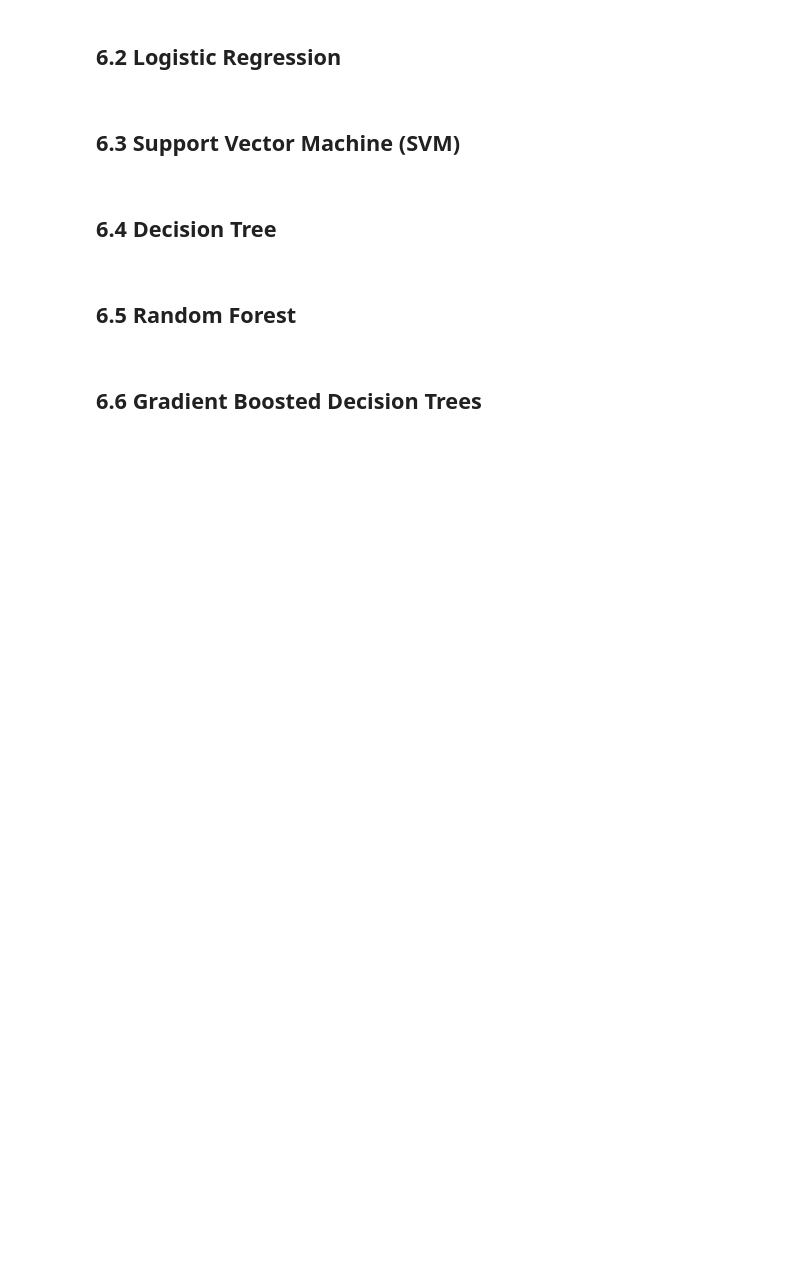
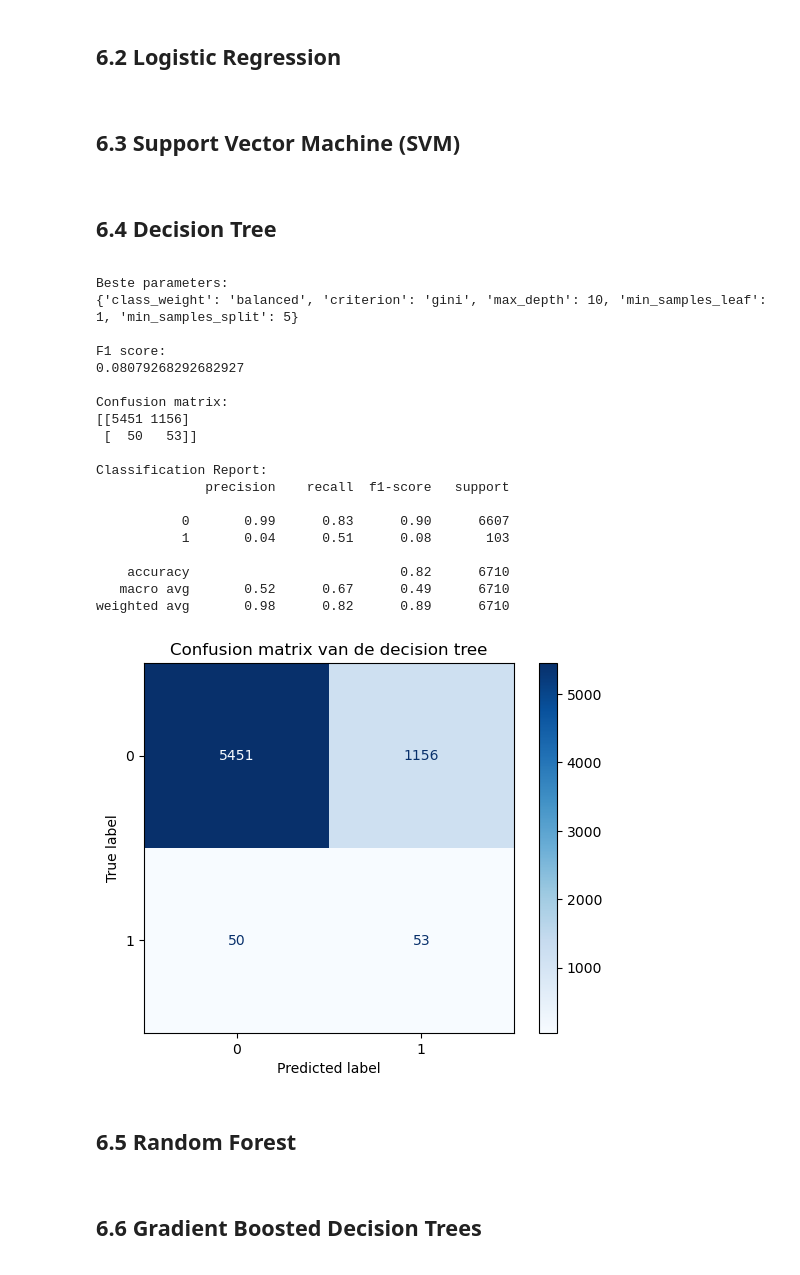
Before and after one commit to RobinDjerahian/Machine-Learning, a Jupyter notebook: Portofolio 1.ipynb, the cells around one changed output. Drawn from its saved outputs; the diff is of its cells as text; code cells hidden in the pictures; blank space fills up the shorter version.

```diff
--- a/Portofolio 1.ipynb
+++ b/Portofolio 1.ipynb
@@ -950,6 +950,86 @@ weighted avg     0.9703    0.9721    0.9712      6710
 <div style="font-family: 'Times New Roman', serif; line-height: 1.3;">
 
 ## 6.4 Decision Tree
+# %%
+X = train_df.drop(columns=['stroke', 'id'])
+y = train_df['stroke']
+
+
+X_train, X_val, y_train, y_val = train_test_split(
+    X,
+    y,
+    test_size=0.2,
+    random_state=42,
+    stratify=y
+)
+
+dt_model = DecisionTreeClassifier(random_state=42)
+
+param_grid = {
+    'max_depth': [3, 5, 10, None],
+    'min_samples_split': [2, 5, 10],
+    'min_samples_leaf': [1, 2, 4],
+    'criterion': ['gini', 'entropy'],
+    'class_weight': [None, 'balanced']
+}
+
+grid_search = GridSearchCV(
+    estimator=dt_model,
+    param_grid=param_grid,
+    cv=5,
+    scoring='f1',
+    n_jobs=-1
+)
+
+grid_search.fit(X_train, y_train)
+best_dt = grid_search.best_estimator_
+
+
+y_pred = best_dt.predict(X_val)
+
+print("Beste parameters:")
+print(grid_search.best_params_)
+
+print("\nF1 score:")
+print(f1_score(y_val, y_pred))
+
+print("\nConfusion matrix:")
+print(confusion_matrix(y_val, y_pred))
+
+print("\nClassification Report:")
+print(classification_report(y_val, y_pred))
+
+
+ConfusionMatrixDisplay.from_estimator(
+    best_dt,
+    X_val,
+    y_val,
+    cmap='Blues'
+)
+
+plt.title("Confusion matrix van de decision tree")
+plt.show()
+# %% [output]
+Beste parameters:
+{'class_weight': 'balanced', 'criterion': 'gini', 'max_depth': 10, 'min_samples_leaf': 1, 'min_samples_split': 5}
+
+F1 score:
+0.08079268292682927
+
+Confusion matrix:
+[[5451 1156]
+ [  50   53]]
+
+Classification Report:
+              precision    recall  f1-score   support
+
+           0       0.99      0.83      0.90      6607
+           1       0.04      0.51      0.08       103
+
+    accuracy                           0.82      6710
+   macro avg       0.52      0.67      0.49      6710
+weighted avg       0.98      0.82      0.89      6710
+[figure, added]
 # %% [markdown]
 <div style="font-family: 'Times New Roman', serif; line-height: 1.3;">
 
```
